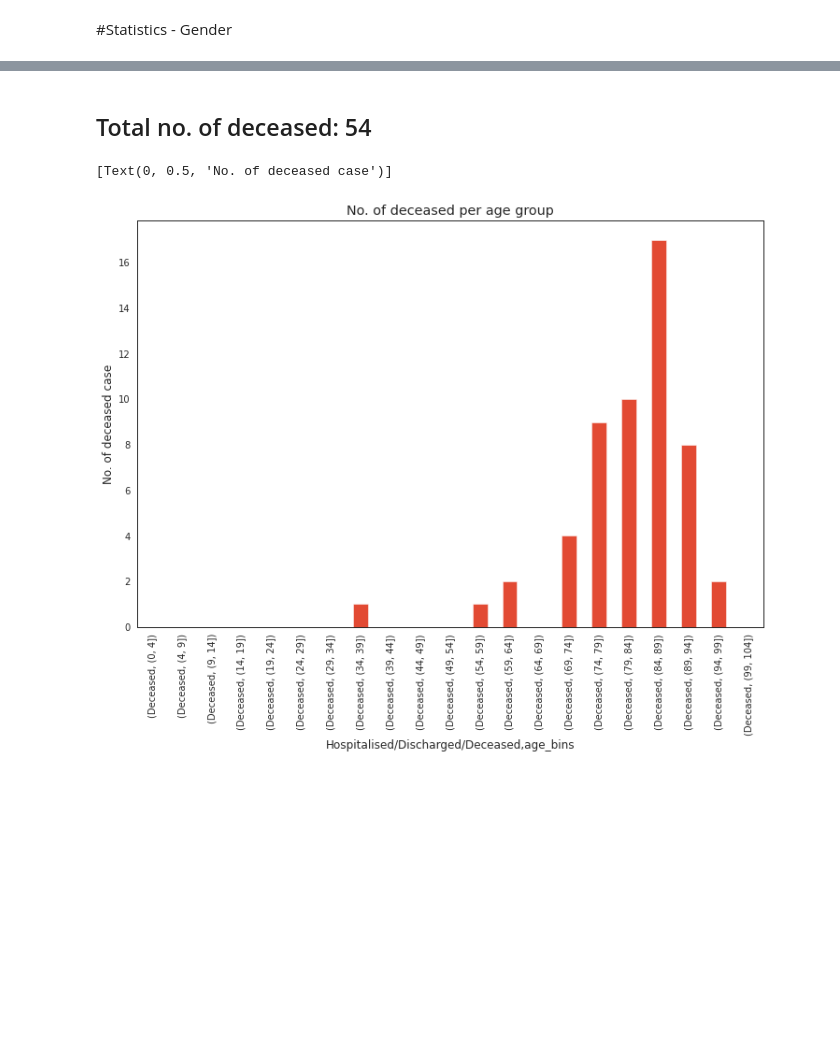
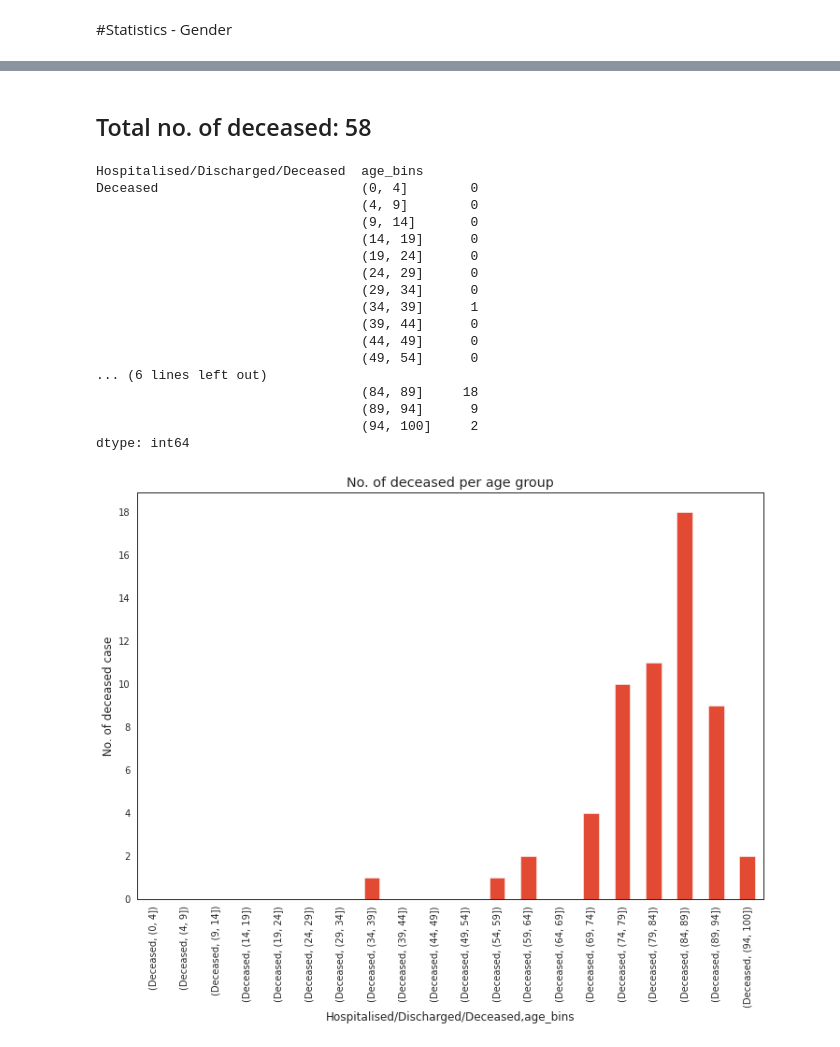
Before and after one commit to charlieskc/MachineLearning, a Jupyter notebook: HK_Covid19_Analysis.ipynb, the cells around one changed output, grey strips where cells are left out. Drawn from its saved outputs; the diff is of its cells as text; code cells hidden in the pictures; blank space fills up the shorter version.

```diff
--- a/HK_Covid19_Analysis.ipynb
+++ b/HK_Covid19_Analysis.ipynb
@@ -75,7 +79,7 @@ df['Report date'] =  pd.to_datetime(df['Report date'], format='%d/%m/%Y')
 #df1 = pd.read_csv('/content/latest_situation_of_reported_cases_covid_19_eng.csv')
 
 #categorize age into age group. age group based on WHO https://www.who.int/healthinfo/paper31.pdf?ua=1
-ageBin= [0,4,9,14,19,24,29,34,39,44,49,54,59,64,69,74,79,84,89,94,99,104]
+ageBin= [0,4,9,14,19,24,29,34,39,44,49,54,59,64,69,74,79,84,89,94,100]
 df['age_bins'] = pd.cut(x=df['Age'], bins=ageBin)
 
 #preview data
@@ -146,13 +153,30 @@ Overall mortality rate: 0.013015184381778741
 # %%
 display(IPython.display.HTML('<h2> Total no. of deceased: ' + str(len(df_deceased)) +  '</h2>'))
 
-
+display(df_deceased.groupby(['Hospitalised/Discharged/Deceased','age_bins']).size())
 ax=df_deceased.groupby(['Hospitalised/Discharged/Deceased','age_bins']).size().plot(title='No. of deceased per age group', kind='bar')
 ax.set(ylabel='No. of deceased case')
+ax.yaxis.set_major_locator(MaxNLocator(integer=True))
 # %% [output]
-Total no. of deceased: 54
+Total no. of deceased: 58
-[Text(0, 0.5, 'No. of deceased case')]
+Hospitalised/Discharged/Deceased  age_bins
+Deceased                          (0, 4]        0
+                                  (4, 9]        0
+                                  (9, 14]       0
+                                  (14, 19]      0
+                                  (19, 24]      0
+                                  (24, 29]      0
+                                  (29, 34]      0
+                                  (34, 39]      1
+                                  (39, 44]      0
+                                  (44, 49]      0
+                                  (49, 54]      0
+... (6 lines left out)
+                                  (84, 89]     18
+                                  (89, 94]      9
+                                  (94, 100]     2
+dtype: int64
-[figure, old version]
+[figure, new version]
 # %%
 #Ratio Breakdown
 display(df_ratio)
```
Also changed, not shown: parts of 10 cells of this notebook.
